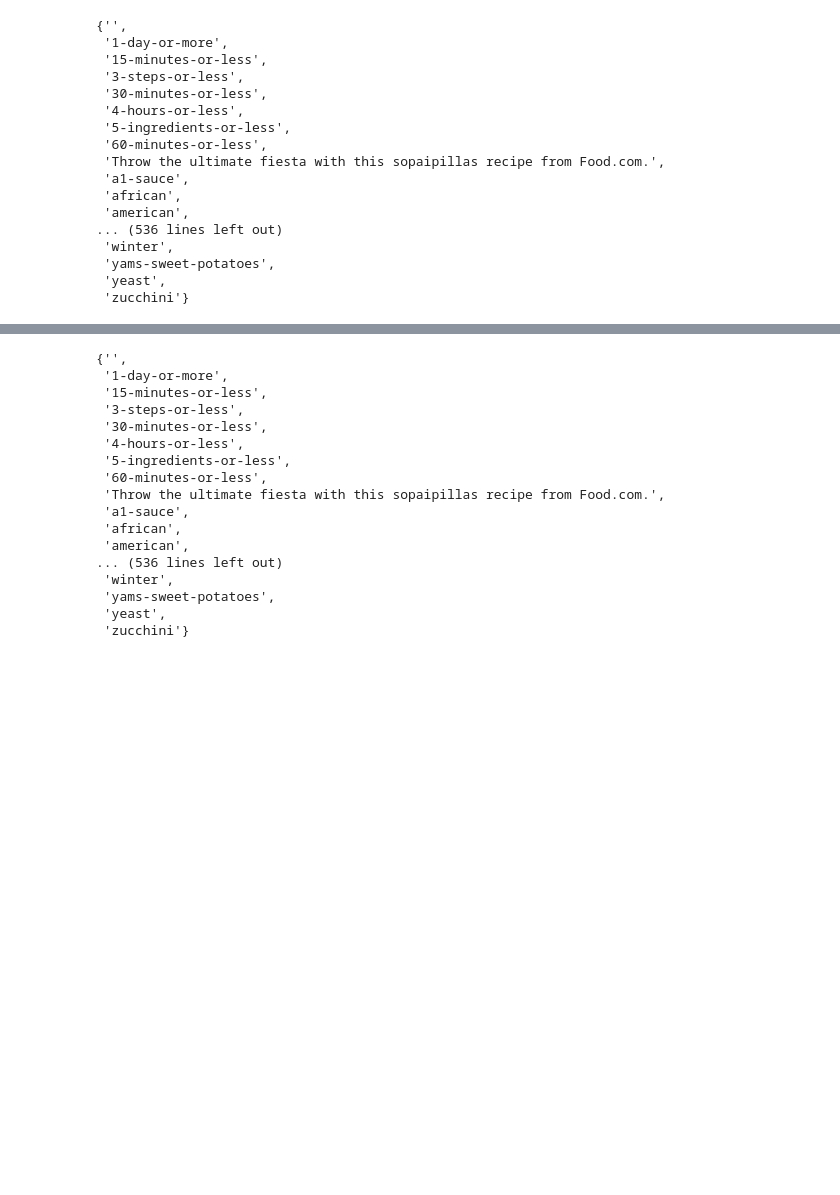
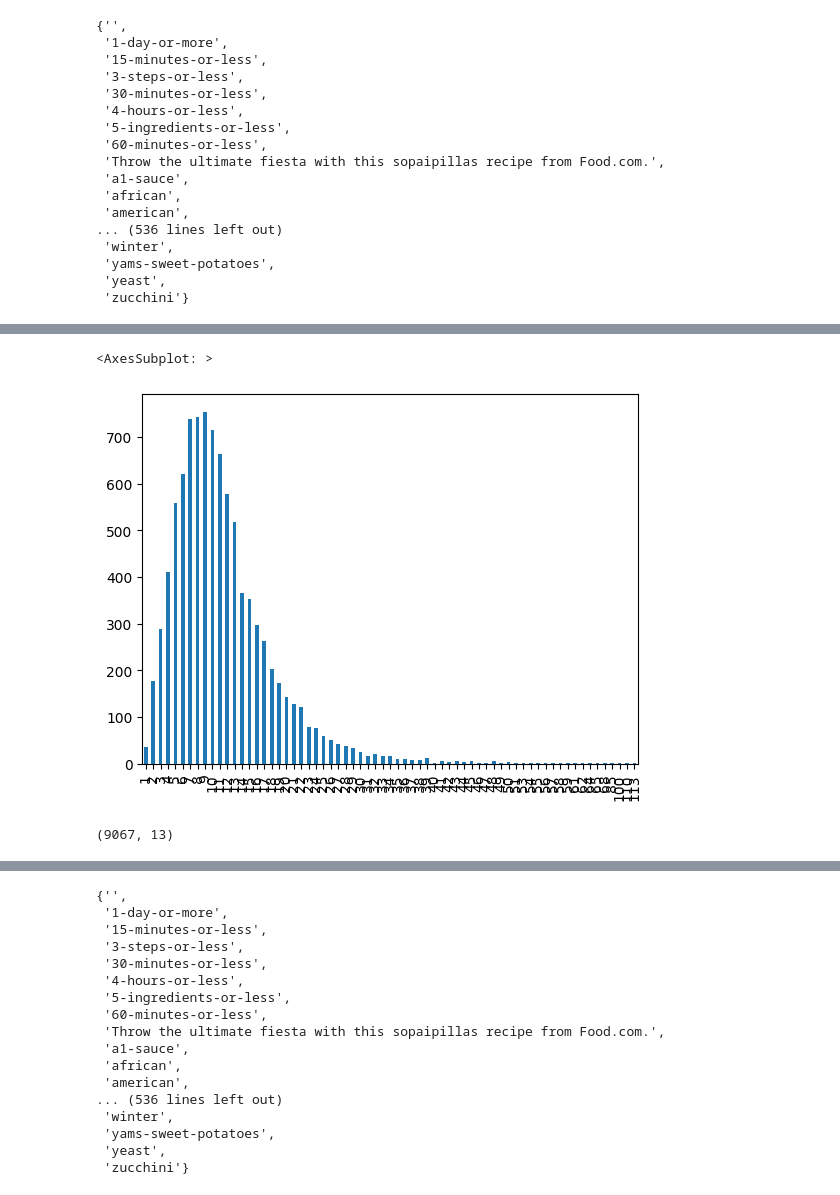
Before and after one commit to niguen/projektabeit_nlp_2, a Jupyter notebook: tag_selector.ipynb, the cells around one changed output, grey strips where cells are left out. Saved outputs shown, nothing was run; the diff lists cells and outputs as text; code cells hidden in the pictures; blank space fills up the shorter version.

```diff
--- a/tag_selector.ipynb
+++ b/tag_selector.ipynb
@@ -60,0 +72,2 @@ RAW_recipes_df_cleaned.shape
+# %%
+choclate_data = pd.read_csv('choclate_recipes_data.csv')
@@ -60,0 +94,6 @@ RAW_recipes_df_cleaned.shape
+# %%
+import matplotlib
+choclate_data['n_steps'].value_counts().sort_index().plot.bar()
+# %% [output]
+<AxesSubplot: >
+[figure, added]
@@ -60,0 +102,4 @@ RAW_recipes_df_cleaned.shape
+# %%
+choclate_data.shape
+# %% [output]
+(9067, 13)
```
Also changed, not shown: parts of 21 cells of this notebook, 5 other files.
